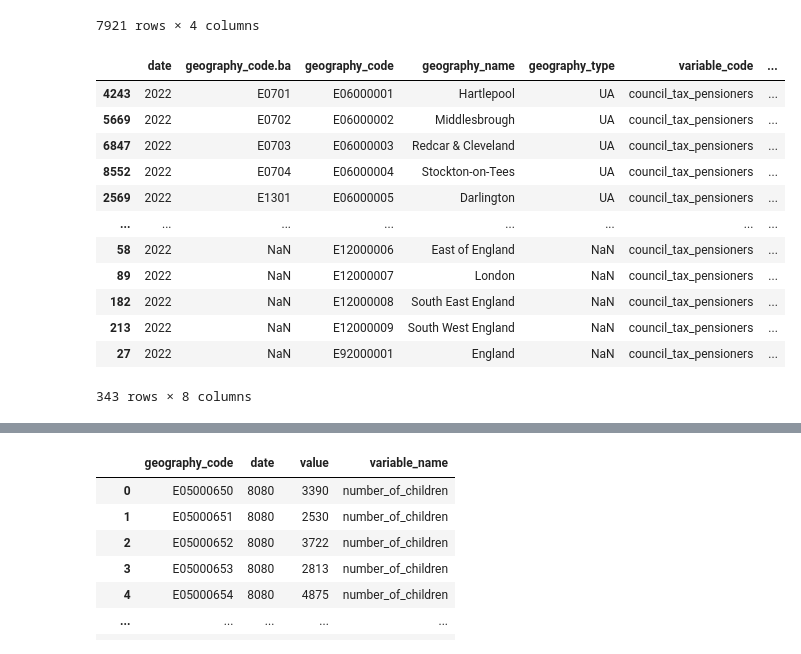
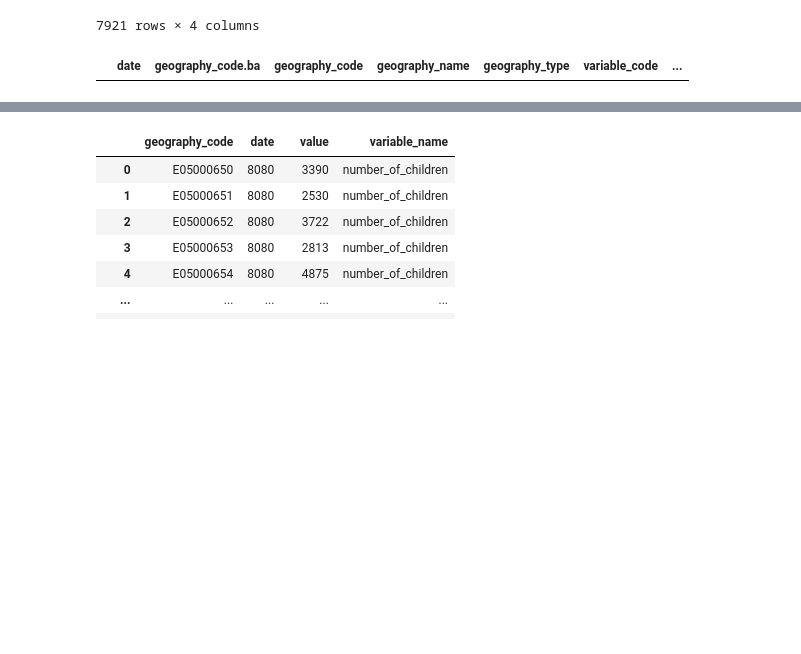
Before and after one commit to open-innovations/jrf-insight, a Jupyter notebook: pipelines/place/transform.ipynb, the cells around one changed output, grey strips where cells are left out. Cells and saved outputs as stored; diff of their text form; code cells hidden in the pictures; blank space fills up the shorter version.

Commit message:
Add various data to housing spotlight

```diff
--- a/pipelines/place/transform.ipynb
+++ b/pipelines/place/transform.ipynb
@@ -101,26 +101,14 @@ households
 # %%
 council_tax_data = pd.read_csv(f'{DATA_DIR}/council-tax-support/council-tax-support.csv')
 #council_tax_data = council_tax_data[council_tax_data.date == max(council_tax_data.date)]
 council_tax_data['date'] = pd.to_datetime(council_tax_data['date'])
 council_tax_data['date'] = council_tax_data['date'].dt.year
 council_tax_data = council_tax_data.loc[council_tax_data.groupby('geography_code')['date'].idxmax()]
 council_tax_data.replace("pensioners", "council_tax_pensioners", inplace=True)
 council_tax_data.replace("working_age", "council_tax_working_age", inplace=True)
-council_tax_data
+council_tax_data[council_tax_data.geography_code.str.startswith('E05')]
 # %% [output]
 |  | date | geography_code.ba | geography_code | geography_name | geography_type | variable_code | ... |
-| 4243 | 2022 | E0701 | E06000001 | Hartlepool | UA | council_tax_pensioners | ... |
-| 5669 | 2022 | E0702 | E06000002 | Middlesbrough | UA | council_tax_pensioners | ... |
-| 6847 | 2022 | E0703 | E06000003 | Redcar & Cleveland | UA | council_tax_pensioners | ... |
-| 8552 | 2022 | E0704 | E06000004 | Stockton-on-Tees | UA | council_tax_pensioners | ... |
-| 2569 | 2022 | E1301 | E06000005 | Darlington | UA | council_tax_pensioners | ... |
-| ... | ... | ... | ... | ... | ... | ... | ... |
-| 58 | 2022 | NaN | E12000006 | East of England | NaN | council_tax_pensioners | ... |
-| 89 | 2022 | NaN | E12000007 | London | NaN | council_tax_pensioners | ... |
-| 182 | 2022 | NaN | E12000008 | South East England | NaN | council_tax_pensioners | ... |
-| 213 | 2022 | NaN | E12000009 | South West England | NaN | council_tax_pensioners | ... |
-| 27 | 2022 | NaN | E92000001 | England | NaN | council_tax_pensioners | ... |
-343 rows × 8 columns
 # %%
 clif_data = pd.read_csv(f'{DATA_DIR}/clif/clif_REL.csv')
 clif_data = clif_data[
```
Also changed, not shown: parts of 6 cells of this notebook, 10 other files.
